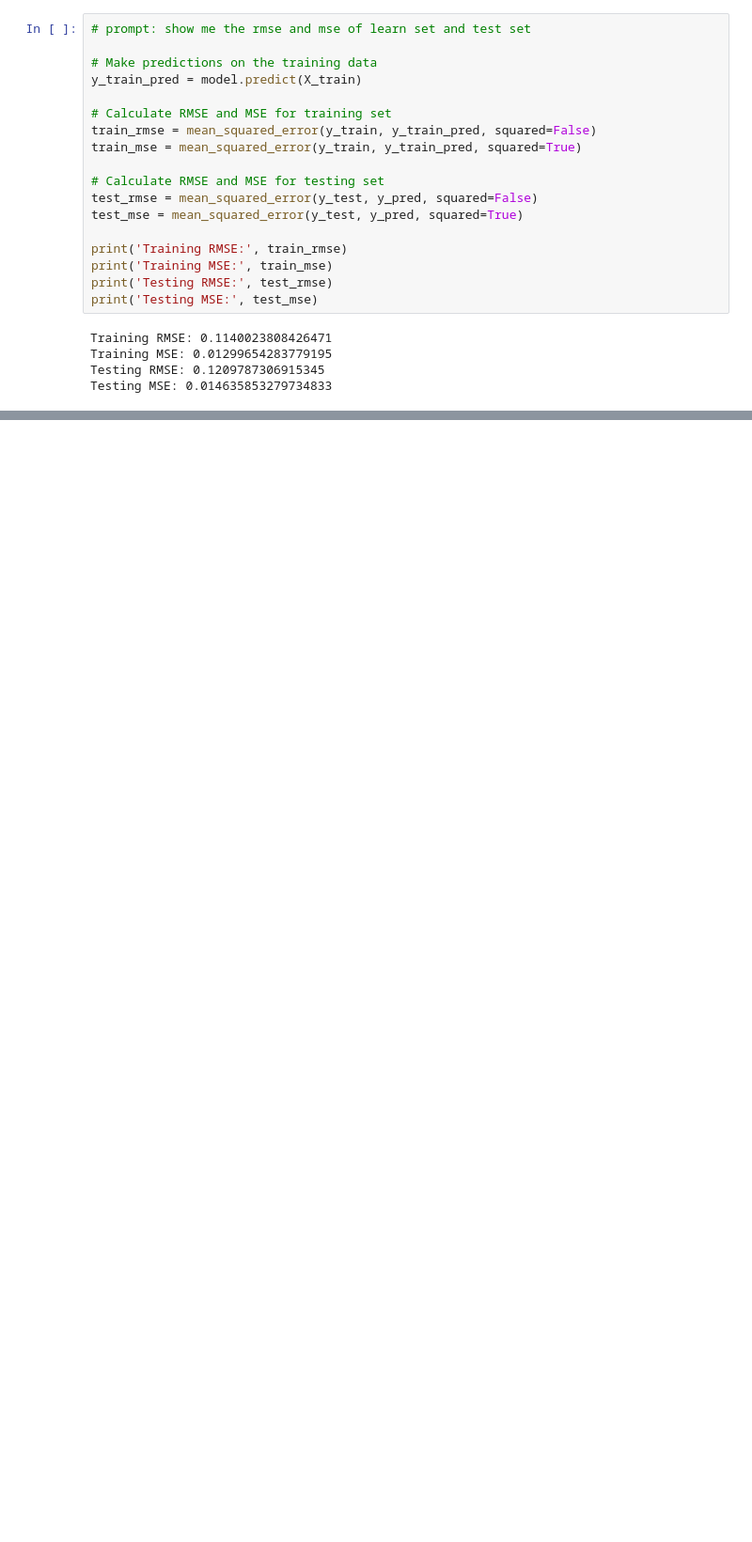
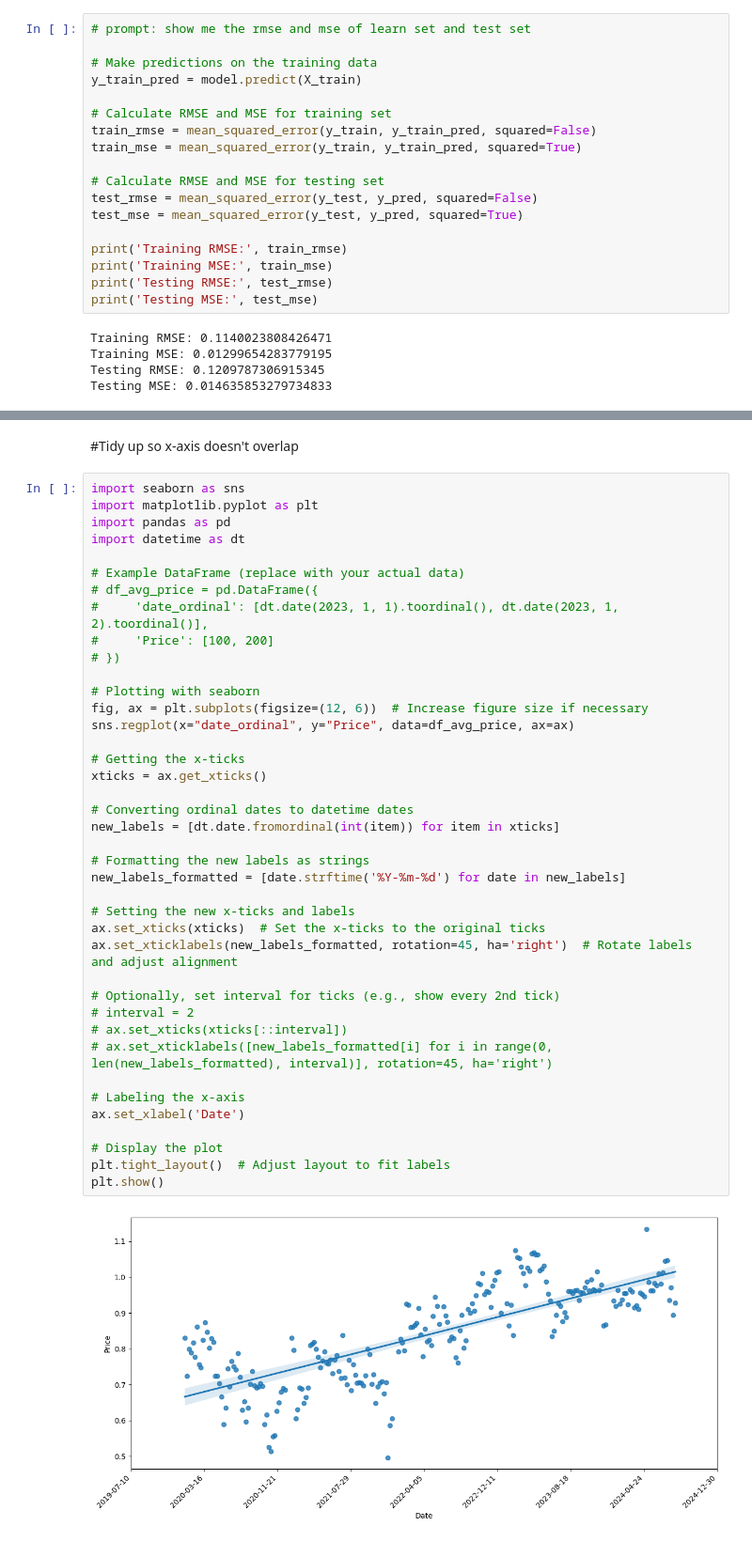
Before and after one commit to Tom-Yuen/TomY_Little_Projects, a Jupyter notebook: Banana.ipynb, the cells around one changed output, grey strips where cells are left out. Shown at 94% size. Cells and saved outputs as stored; diff of their text form; blank space fills up the shorter version.

```diff
--- a/Banana.ipynb
+++ b/Banana.ipynb
@@ -319,0 +409,44 @@ Testing MSE: 0.014635853279734833
+# %% [markdown]
+#Tidy up so x-axis doesn't overlap
+# %%
+import seaborn as sns
+import matplotlib.pyplot as plt
+import pandas as pd
+import datetime as dt
+
+# Example DataFrame (replace with your actual data)
+# df_avg_price = pd.DataFrame({
+#     'date_ordinal': [dt.date(2023, 1, 1).toordinal(), dt.date(2023, 1, 2).toordinal()],
+#     'Price': [100, 200]
+# })
+
+# Plotting with seaborn
+fig, ax = plt.subplots(figsize=(12, 6))  # Increase figure size if necessary
+sns.regplot(x="date_ordinal", y="Price", data=df_avg_price, ax=ax)
+
+# Getting the x-ticks
+xticks = ax.get_xticks()
+
+# Converting ordinal dates to datetime dates
+new_labels = [dt.date.fromordinal(int(item)) for item in xticks]
+
+# Formatting the new labels as strings
+new_labels_formatted = [date.strftime('%Y-%m-%d') for date in new_labels]
+
+# Setting the new x-ticks and labels
+ax.set_xticks(xticks)  # Set the x-ticks to the original ticks
+ax.set_xticklabels(new_labels_formatted, rotation=45, ha='right')  # Rotate labels and adjust alignment
+
+# Optionally, set interval for ticks (e.g., show every 2nd tick)
+# interval = 2
+# ax.set_xticks(xticks[::interval])
+# ax.set_xticklabels([new_labels_formatted[i] for i in range(0, len(new_labels_formatted), interval)], rotation=45, ha='right')
+
+# Labeling the x-axis
+ax.set_xlabel('Date')
+
+# Display the plot
+plt.tight_layout()  # Adjust layout to fit labels
+plt.show()
+# %% [output]
+[figure, added]
```
Also changed, not shown: parts of 8 cells of this notebook.
